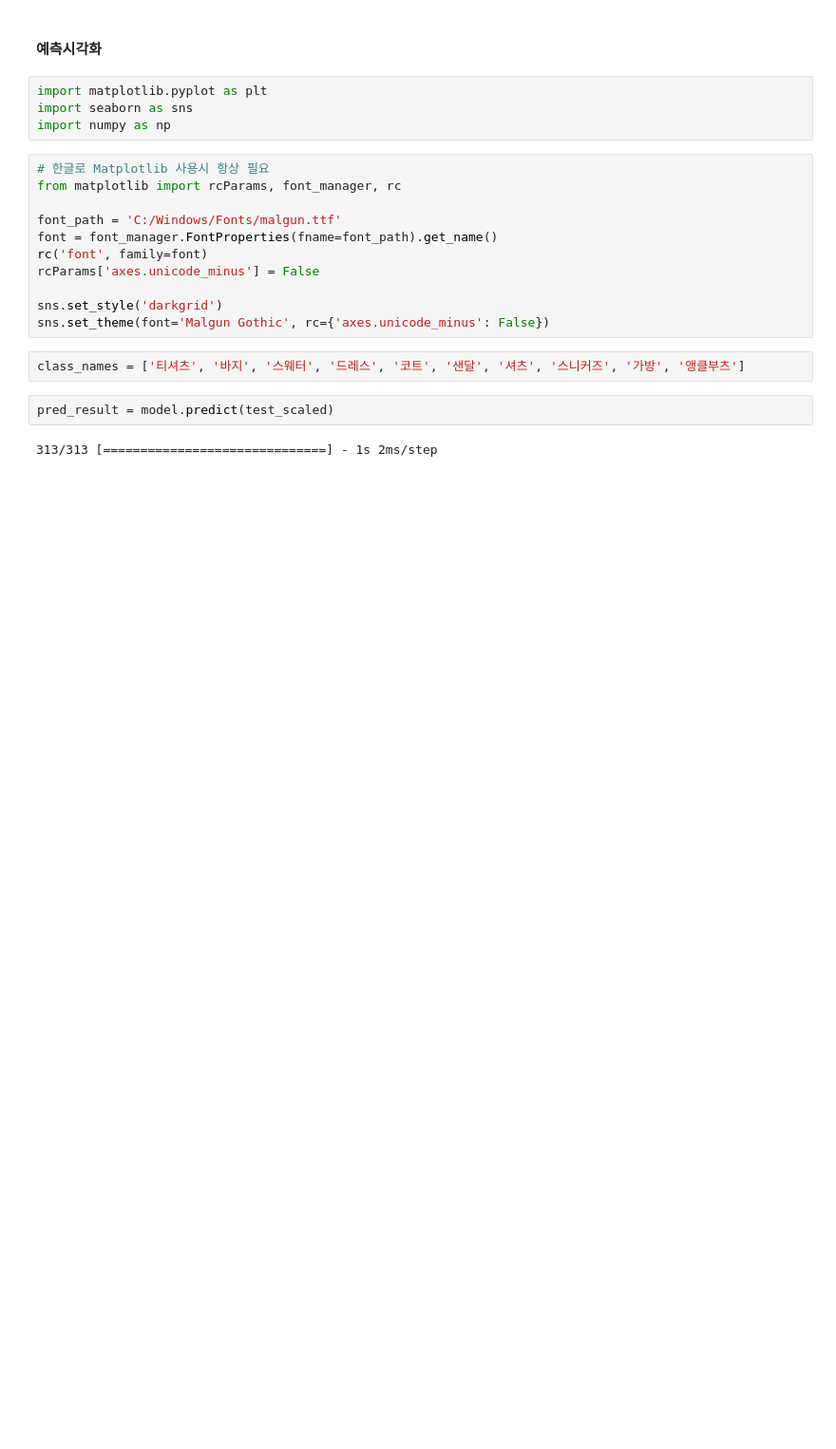
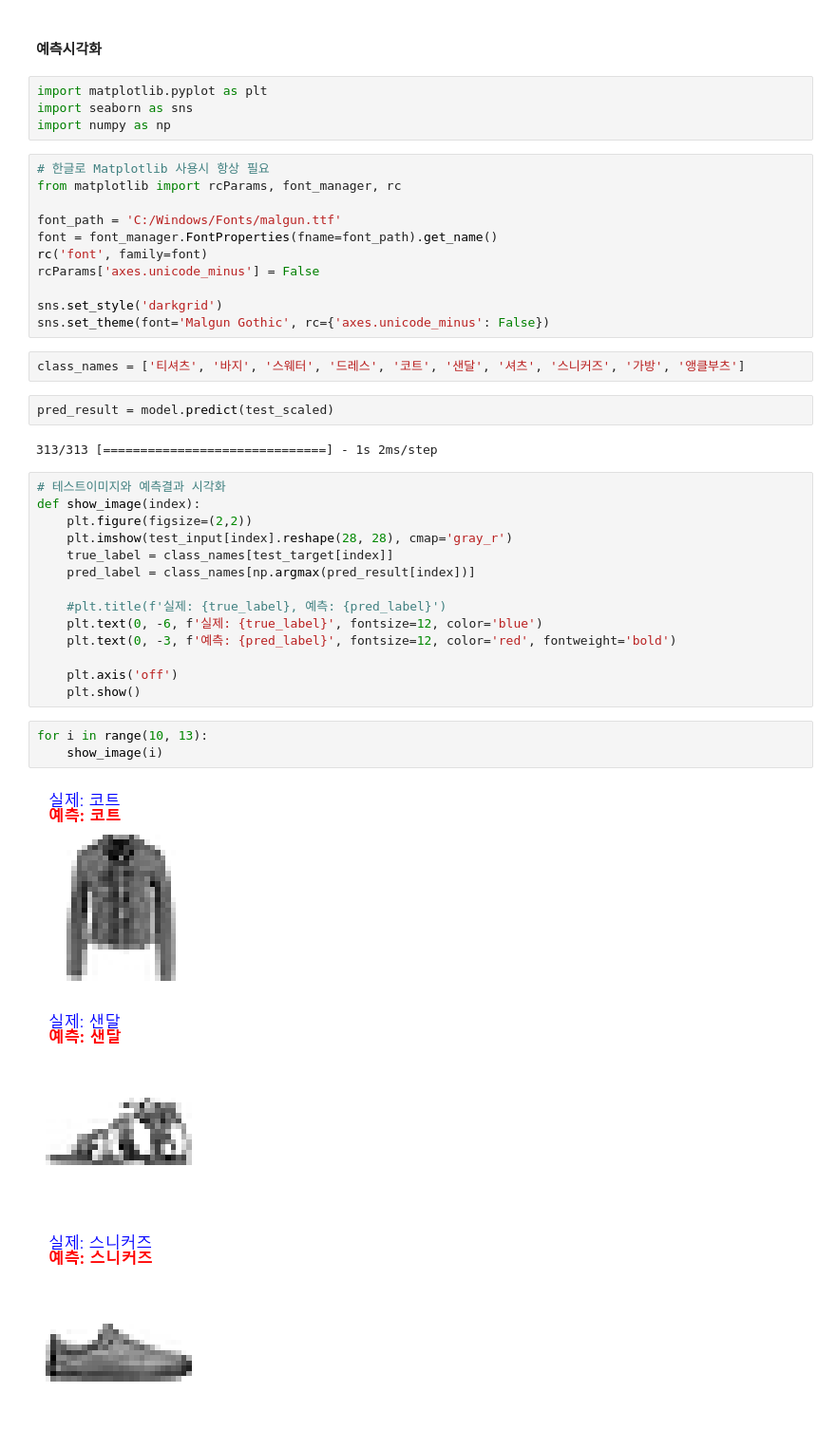
Before and after one commit to kim-chansoo-kim/iot-dataanalysis-2025, a Jupyter notebook: day05/mldl01_케라스_합성곱신경망.ipynb, the cells around one changed output. Shown at 95% size. Drawn from its saved outputs; the diff is of its cells as text; blank space fills up the shorter version.

```diff
--- a/day05/mldl01_케라스_합성곱신경망.ipynb
+++ b/day05/mldl01_케라스_합성곱신경망.ipynb
@@ -224,3 +224,24 @@ class_names = ['티셔츠', '바지', '스웨터', '드레스', '코트', '샌
 pred_result = model.predict(test_scaled)
 # %% [output]
 313/313 [==============================] - 1s 2ms/step
+# %%
+# 테스트이미지와 예측결과 시각화
+def show_image(index):
+    plt.figure(figsize=(2,2))
+    plt.imshow(test_input[index].reshape(28, 28), cmap='gray_r')
+    true_label = class_names[test_target[index]]
+    pred_label = class_names[np.argmax(pred_result[index])]
+
+    #plt.title(f'실제: {true_label}, 예측: {pred_label}')
+    plt.text(0, -6, f'실제: {true_label}', fontsize=12, color='blue')
+    plt.text(0, -3, f'예측: {pred_label}', fontsize=12, color='red', fontweight='bold')
+
+    plt.axis('off')
+    plt.show()
+# %%
+for i in range(10, 13):
+    show_image(i)
+# %% [output]
+[figure, added]
+[figure, added]
+[figure, added]
```
Also changed, not shown: parts of 2 cells of this notebook.
